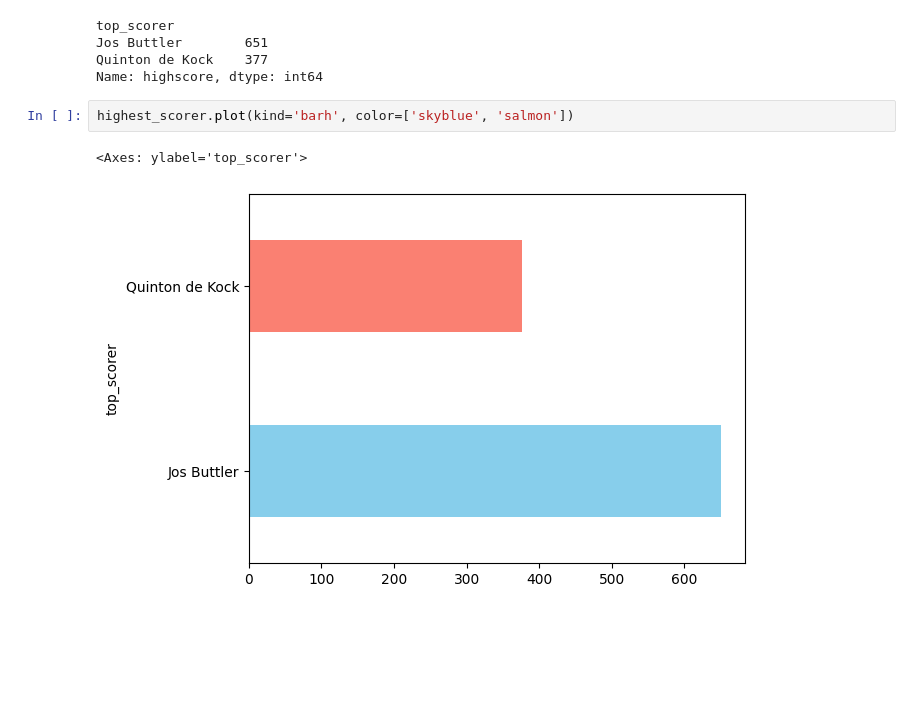
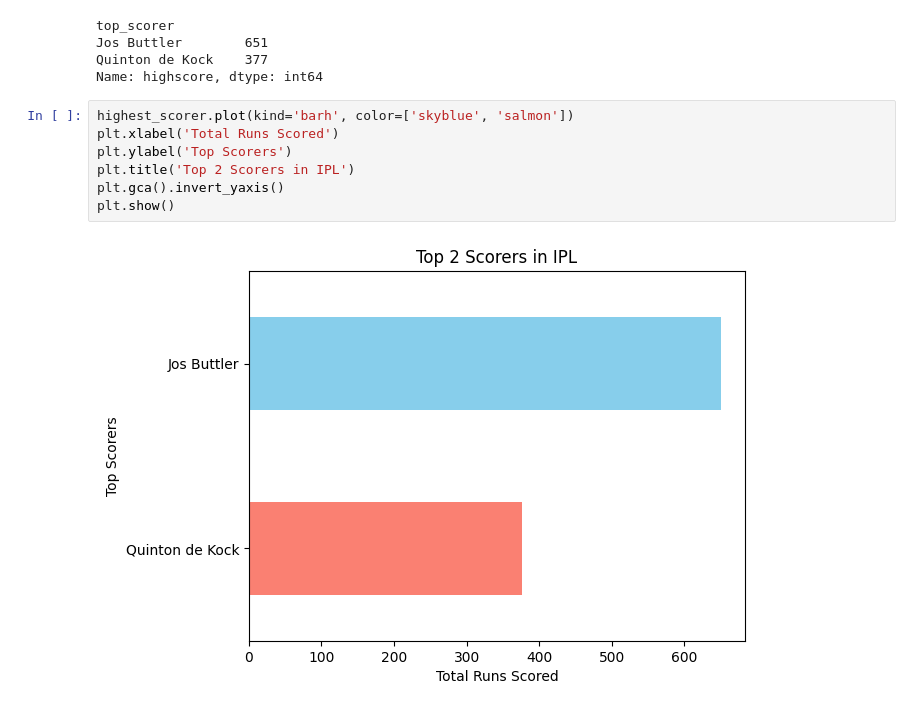
Before and after one commit to laxmansharma1811/Feature_Extraction_Project, a Jupyter notebook: ipl_capstone.ipynb, the cells around one changed output. Drawn from its saved outputs; the diff is of its cells as text; blank space fills up the shorter version.

```diff
--- a/ipl_capstone.ipynb
+++ b/ipl_capstone.ipynb
@@ -135,6 +135,10 @@ Quinton de Kock    377
 Name: highscore, dtype: int64
 # %%
 highest_scorer.plot(kind='barh', color=['skyblue', 'salmon'])
+plt.xlabel('Total Runs Scored')
+plt.ylabel('Top Scorers')
+plt.title('Top 2 Scorers in IPL')
+plt.gca().invert_yaxis()
+plt.show()
 # %% [output]
-<Axes: ylabel='top_scorer'>
-[figure, old version]
+[figure, new version]
```
Also changed, not shown: parts of 3 cells of this notebook.
